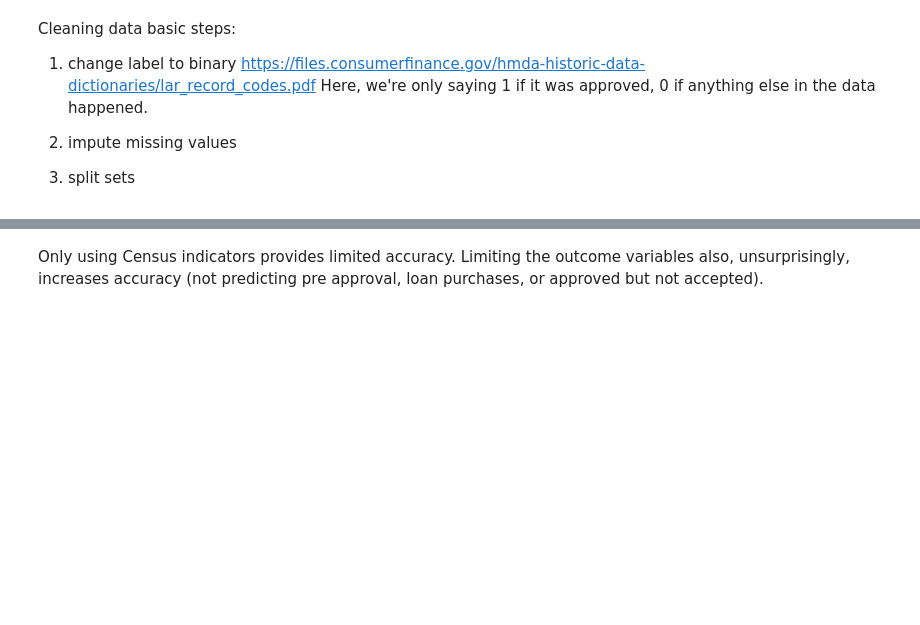
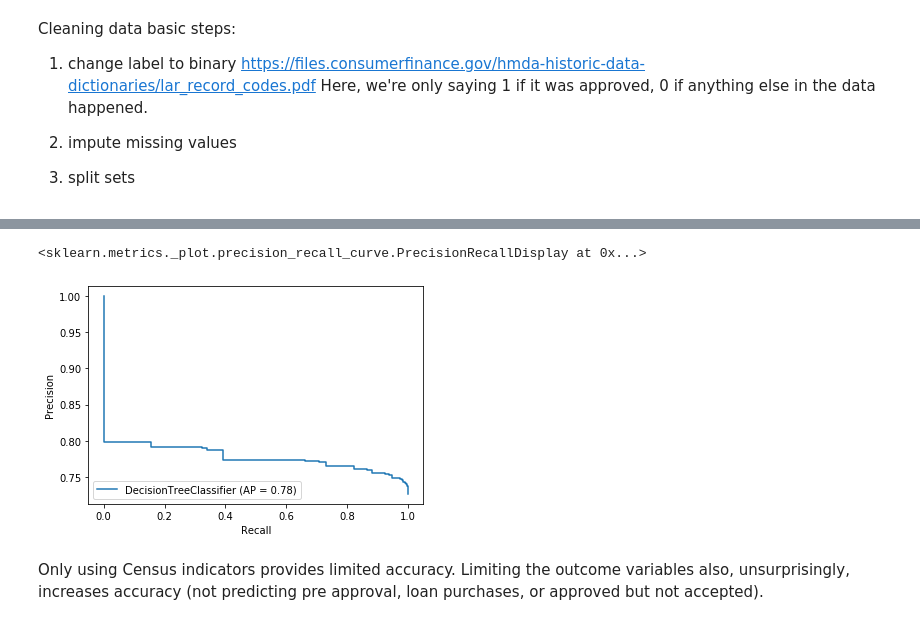
Before and after one commit to leppekja/capp30245, a Jupyter notebook: Tree Classifier.ipynb, the cells around one changed output, grey strips where cells are left out. Saved outputs shown, nothing was run; the diff lists cells and outputs as text; code cells hidden in the pictures; blank space fills up the shorter version.

```diff
--- a/Tree Classifier.ipynb
+++ b/Tree Classifier.ipynb
@@ -82,3 +70,9 @@ results[['params','mean_test_accuracy','mean_test_recall','mean_test_precision']
+# %%
+plot_precision_recall_curve(grid.best_estimator_, x_test, y_test)
+plt.show()
+# %% [output]
+<sklearn.metrics._plot.precision_recall_curve.PrecisionRecallDisplay at 0x...>
+[figure, added]
 # %% [markdown]
 Only using Census indicators provides limited accuracy. Limiting the outcome variables also, unsurprisingly, increases accuracy (not predicting pre approval, loan purchases, or approved but not accepted).
 # %% [markdown]
```
Also changed, not shown: parts of 18 cells of this notebook.
